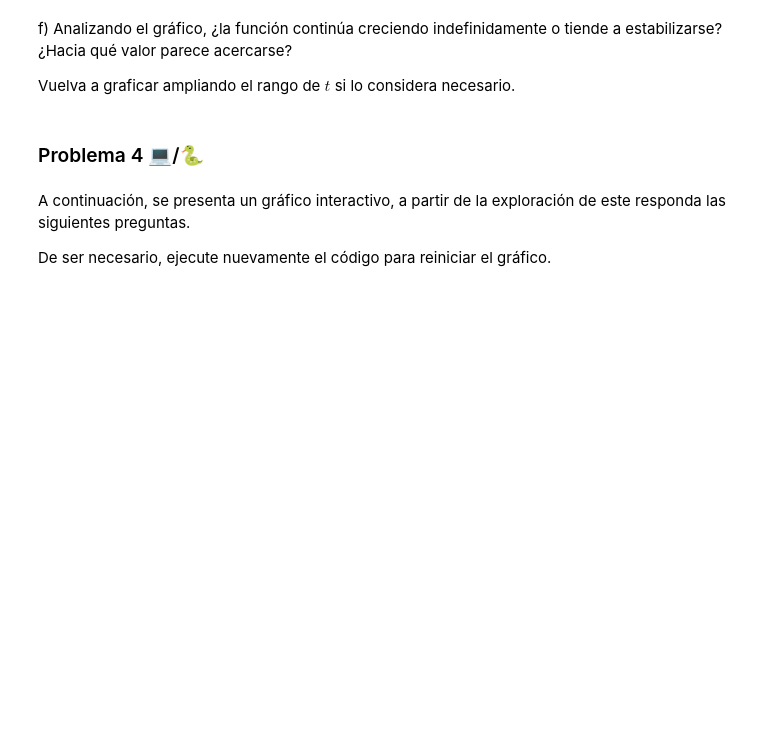
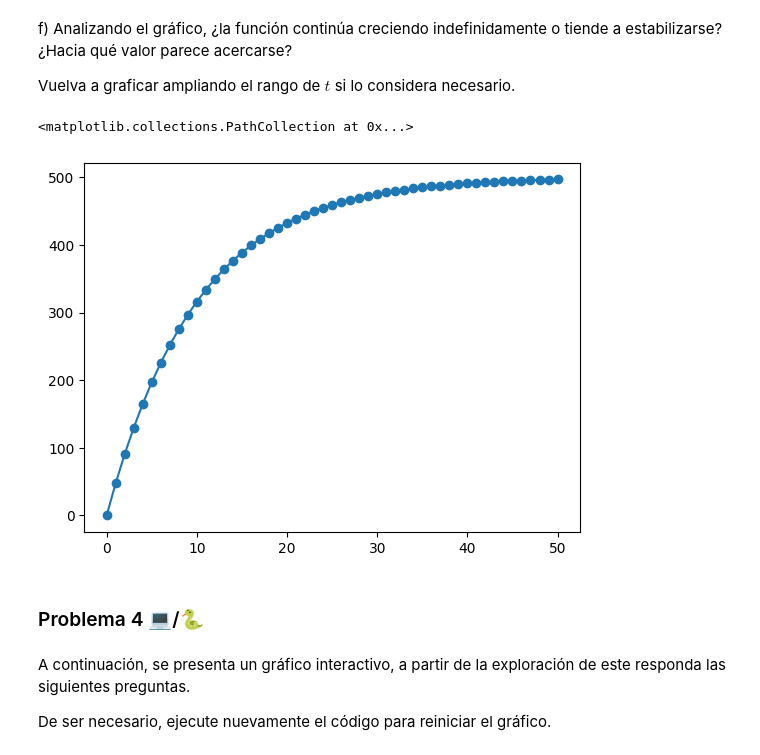
Before and after one commit to Solfter/duoc-2026, a Jupyter notebook: 01-herramientas-calculo-diferencial/G1_MAT3131.ipynb, the cells around one changed output. Saved outputs shown, nothing was run; the diff lists cells and outputs as text; code cells hidden in the pictures; blank space fills up the shorter version.

```diff
--- a/01-herramientas-calculo-diferencial/G1_MAT3131.ipynb
+++ b/01-herramientas-calculo-diferencial/G1_MAT3131.ipynb
@@ -118,6 +97,20 @@ f = sp.lambdify(t, 500 * (1 - sp.exp(-0.1 * t)), 'numpy')
 f) Analizando el gráfico, ¿la función continúa creciendo indefinidamente o tiende a estabilizarse? ¿Hacia qué valor parece acercarse?
 
 Vuelva a graficar ampliando el rango de $t$ si lo considera necesario.
+# %%
+dom = [n for n in range(51)]
+resultado = [round(f(n), 2) for n in dom]
+
+df = pd.DataFrame({
+    't': dom,
+    'U(t)': resultado
+})
+
+plt.plot(df['t'], df['U(t)'])
+plt.scatter(df['t'], df['U(t)'])
+# %% [output]
+<matplotlib.collections.PathCollection at 0x...>
+[figure, added]
 # %% [markdown]
 ### Problema 4 💻/🐍
 # %% [markdown]
```
Also changed, not shown: parts of 15 cells of this notebook, 11 other files.
